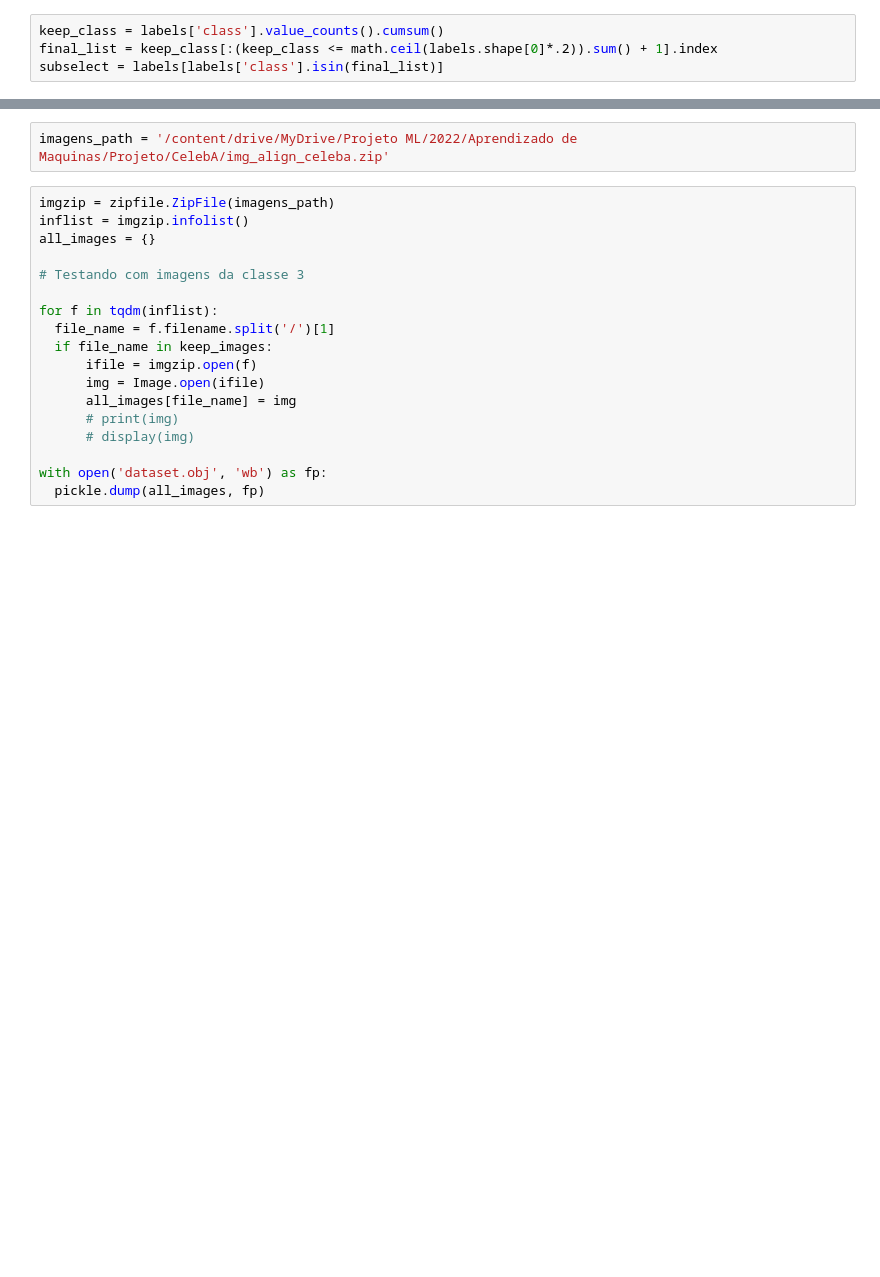
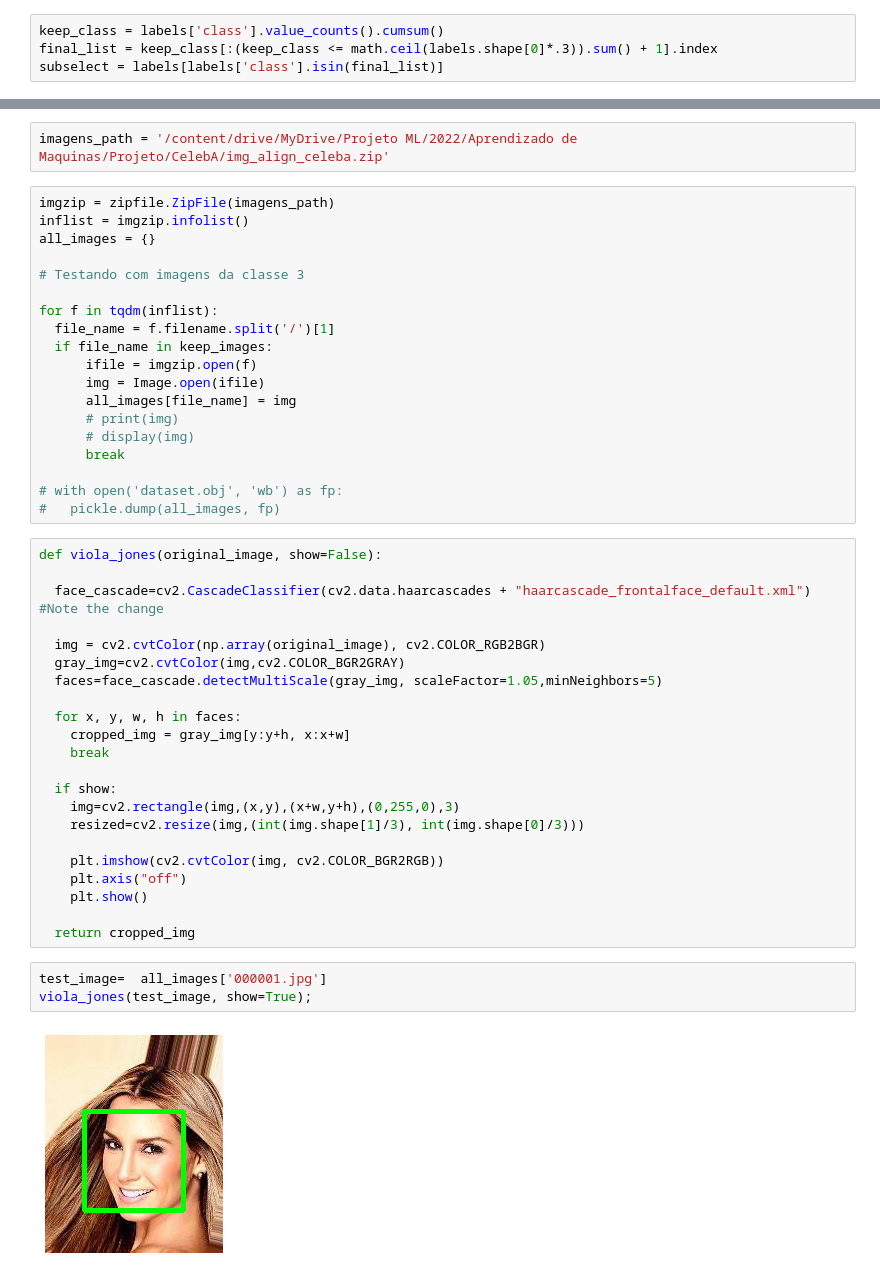
Before and after one commit to fhfmendes04/face_recognition_4models, a Jupyter notebook: classification_task/Load_Dataset_Celeb_20%.ipynb, the cells around one changed output, grey strips where cells are left out. Cells and saved outputs as stored; diff of their text form; blank space fills up the shorter version.

```diff
--- a/classification_task/Load_Dataset_Celeb_20%.ipynb
+++ b/classification_task/Load_Dataset_Celeb_20%.ipynb
@@ -28,7 +32,7 @@ Numero de classes distintas: 10177
 Numero de instâncias na base: 202599
 # %%
 keep_class = labels['class'].value_counts().cumsum()
-final_list = keep_class[:(keep_class <= math.ceil(labels.shape[0]*.2)).sum() + 1].index
+final_list = keep_class[:(keep_class <= math.ceil(labels.shape[0]*.3)).sum() + 1].index
 subselect = labels[labels['class'].isin(final_list)]
 # %%
 keep_images = subselect['image'].values.tolist()
@@ -49,6 +57,34 @@ for f in tqdm(inflist):
       all_images[file_name] = img
       # print(img)
       # display(img)
+      break
 
-with open('dataset.obj', 'wb') as fp:
-  pickle.dump(all_images, fp)
+# with open('dataset.obj', 'wb') as fp:
+#   pickle.dump(all_images, fp)
+# %%
+def viola_jones(original_image, show=False):
+
+  face_cascade=cv2.CascadeClassifier(cv2.data.haarcascades + "haarcascade_frontalface_default.xml") #Note the change
+
+  img = cv2.cvtColor(np.array(original_image), cv2.COLOR_RGB2BGR)
+  gray_img=cv2.cvtColor(img,cv2.COLOR_BGR2GRAY)
+  faces=face_cascade.detectMultiScale(gray_img, scaleFactor=1.05,minNeighbors=5)
+
+  for x, y, w, h in faces:
+    cropped_img = gray_img[y:y+h, x:x+w]
+    break
+
+  if show:
+    img=cv2.rectangle(img,(x,y),(x+w,y+h),(0,255,0),3)
+    resized=cv2.resize(img,(int(img.shape[1]/3), int(img.shape[0]/3)))
+
+    plt.imshow(cv2.cvtColor(img, cv2.COLOR_BGR2RGB))
+    plt.axis("off")
+    plt.show()
+
+  return cropped_img
+# %%
+test_image=  all_images['000001.jpg']
+viola_jones(test_image, show=True);
+# %% [output]
+[figure, added]
```
Also changed, not shown: parts of 4 cells of this notebook.
